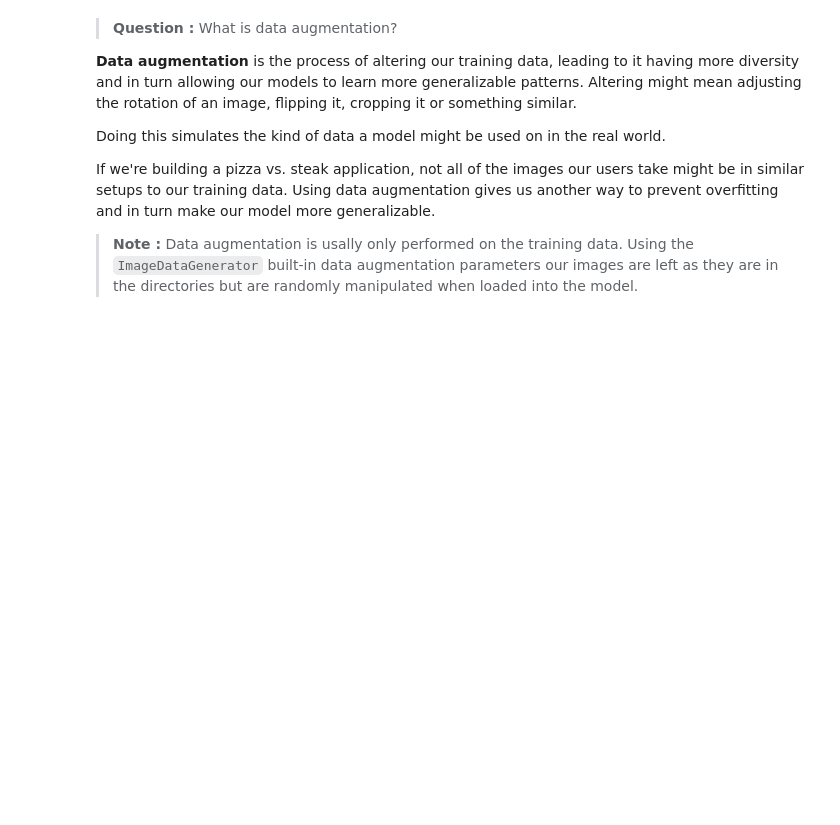
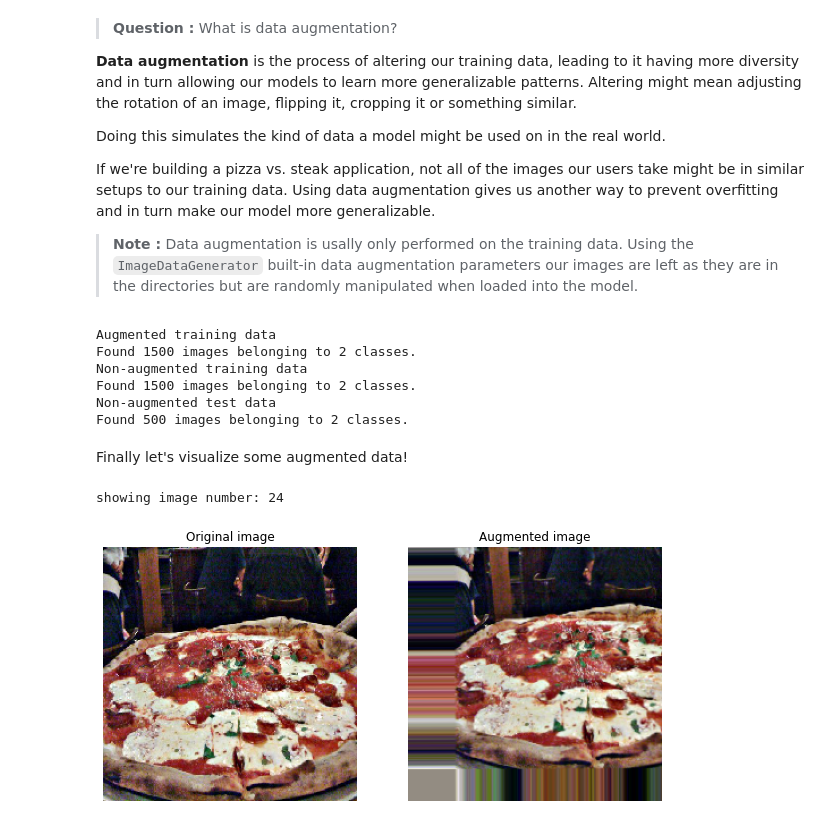
Before and after one commit to danchaud-vincent/tensorflow-deep-learning, a Jupyter notebook: 03_convolutional_neural_networks_in_tensorflow.ipynb, the cells around one changed output. Saved outputs shown, nothing was run; the diff lists cells and outputs as text; code cells hidden in the pictures; blank space fills up the shorter version.

Commit message:
Visualize data augmentation

```diff
--- a/03_convolutional_neural_networks_in_tensorflow.ipynb
+++ b/03_convolutional_neural_networks_in_tensorflow.ipynb
@@ -956,3 +956,58 @@ Doing this simulates the kind of data a model might be used on in the real world
 If we're building a pizza vs. steak application, not all of the images our users take might be in similar setups to our training data. Using data augmentation gives us another way to prevent overfitting and in turn make our model more generalizable.
 
 > **Note :** Data augmentation is usally only performed on the training data. Using the `ImageDataGenerator` built-in data augmentation parameters our images are left as they are in the directories but are randomly manipulated when loaded into the model.
+# %%
+# Import data and augment it from training directory
+print("Augmented training data")
+train_data_augmented = train_datagen_augmented.flow_from_directory(train_dir,
+                                            target_size=(224,224),
+                                            batch_size=32,
+                                            class_mode="binary",
+                                            shuffle=False)
+
+# Create non-augmented train data batches
+print("Non-augmented training data")
+train_data = train_datagen.flow_from_directory(train_dir,
+                                               target_size=(224,224),
+                                               batch_size=32,
+                                               class_mode="binary",
+                                               shuffle=False)
+
+# Create non-augmented test data batches
+print("Non-augmented test data")
+test_data = test_datagen.flow_from_directory(test_dir,
+                                             target_size=(224,224),
+                                             batch_size=32,
+                                             class_mode="binary",
+                                             shuffle=False)
+# %% [output]
+Augmented training data
+Found 1500 images belonging to 2 classes.
+Non-augmented training data
+Found 1500 images belonging to 2 classes.
+Non-augmented test data
+Found 500 images belonging to 2 classes.
+# %% [markdown]
+Finally let's visualize some augmented data!
+# %%
+# Get sample data batches
+images, labels = train_data.next()
+augmented_images, augmented_labels = train_data_augmented.next() # note: labels are not augmented, only data
+# %%
+# Show original image and augmented image
+import random
+random_number = random.randint(0,32) # our batch sizes are 32
+print(f"showing image number: {random_number}")
+plt.figure(figsize=(10,7))
+plt.subplot(1,2,1)
+plt.imshow(images[random_number])
+plt.title(f"Original image")
+plt.axis(False)
+plt.subplot(1,2,2)
+plt.imshow(augmented_images[random_number])
+plt.title(f"Augmented image")
+plt.axis(False)
+plt.show()
+# %% [output]
+showing image number: 24
+[figure, added]
```
Also changed, not shown: parts of 17 cells of this notebook.
